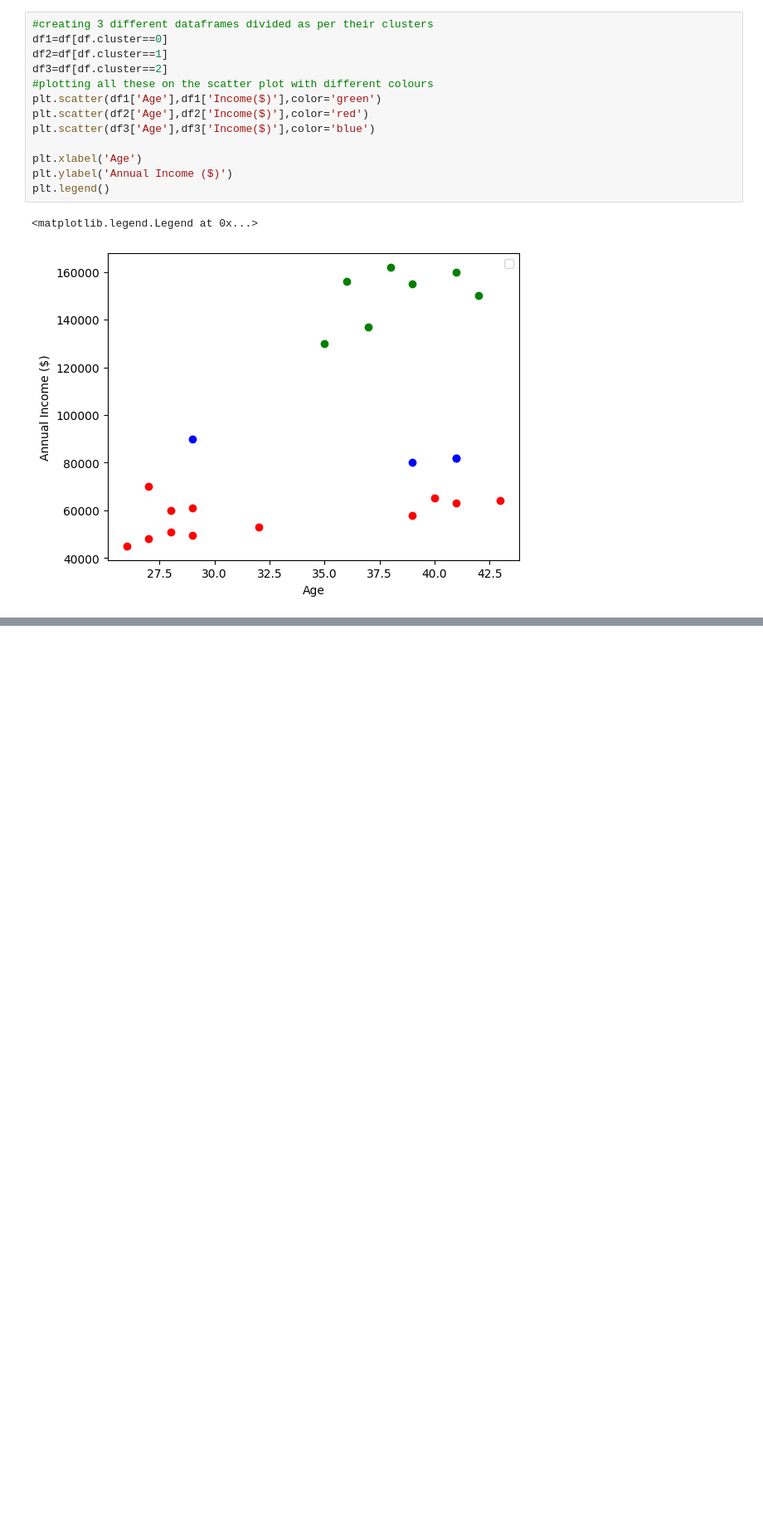
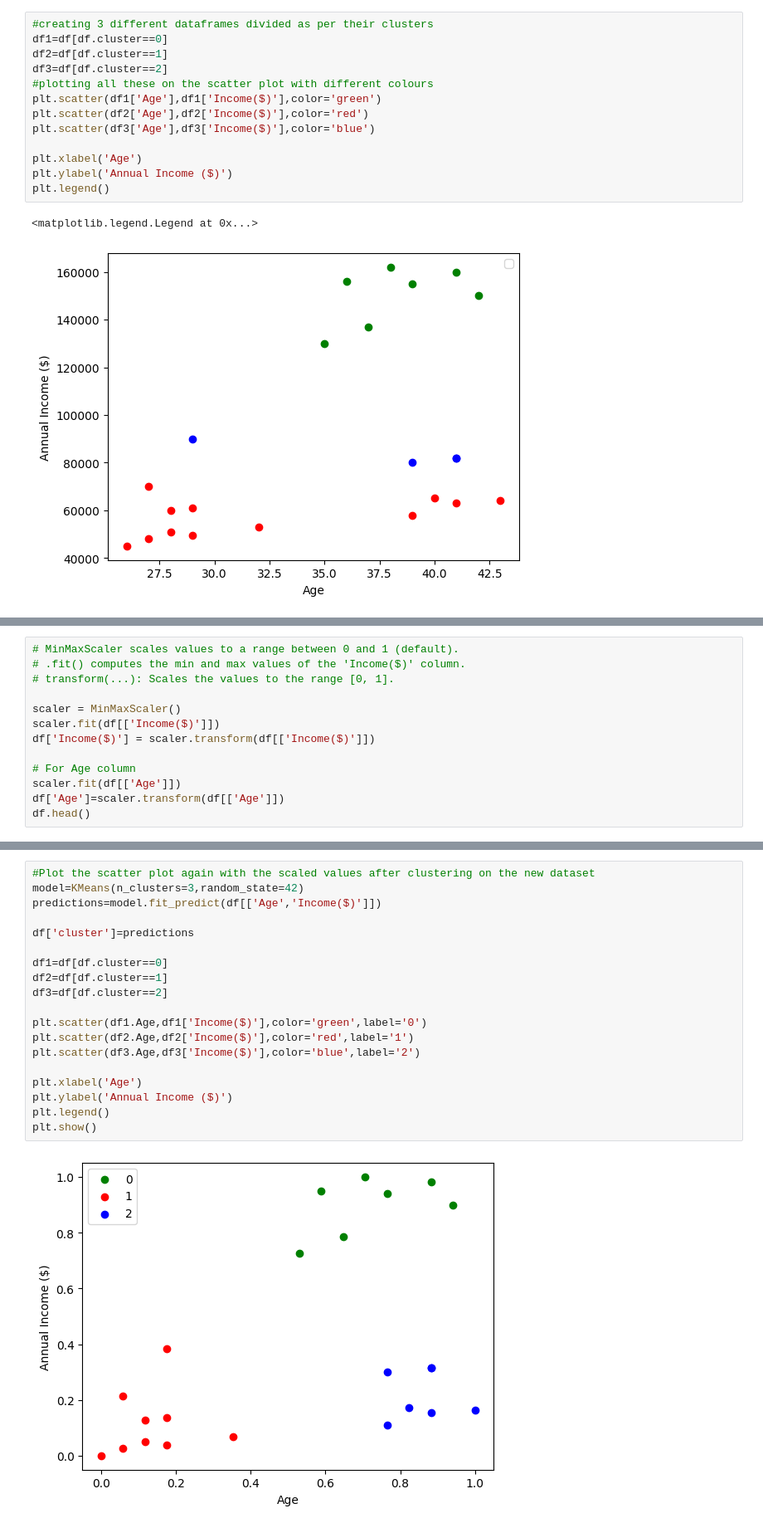
Before and after one commit to mayankraj25/SciKit-Learn, a Jupyter notebook: Scikit4(KMean).ipynb, the cells around one changed output, grey strips where cells are left out. Shown at 83% size. Cells and saved outputs as stored; diff of their text form; blank space fills up the shorter version.

Commit message:
scaled values clustered well

```diff
--- a/Scikit4(KMean).ipynb
+++ b/Scikit4(KMean).ipynb
@@ -64,0 +69,13 @@ plt.legend()
+# %%
+# MinMaxScaler scales values to a range between 0 and 1 (default).
+# .fit() computes the min and max values of the 'Income($)' column.
+# transform(...): Scales the values to the range [0, 1].
+
+scaler = MinMaxScaler()
+scaler.fit(df[['Income($)']])
+df['Income($)'] = scaler.transform(df[['Income($)']])
+
+# For Age column
+scaler.fit(df[['Age']])
+df['Age']=scaler.transform(df[['Age']])
+df.head()
@@ -64,0 +89,21 @@ plt.legend()
+# %%
+#Plot the scatter plot again with the scaled values after clustering on the new dataset
+model=KMeans(n_clusters=3,random_state=42)
+predictions=model.fit_predict(df[['Age','Income($)']])
+
+df['cluster']=predictions
+
+df1=df[df.cluster==0]
+df2=df[df.cluster==1]
+df3=df[df.cluster==2]
+
+plt.scatter(df1.Age,df1['Income($)'],color='green',label='0')
+plt.scatter(df2.Age,df2['Income($)'],color='red',label='1')
+plt.scatter(df3.Age,df3['Income($)'],color='blue',label='2')
+
+plt.xlabel('Age')
+plt.ylabel('Annual Income ($)')
+plt.legend()
+plt.show()
+# %% [output]
+[figure, added]
```
Also changed, not shown: parts of 5 cells of this notebook.
